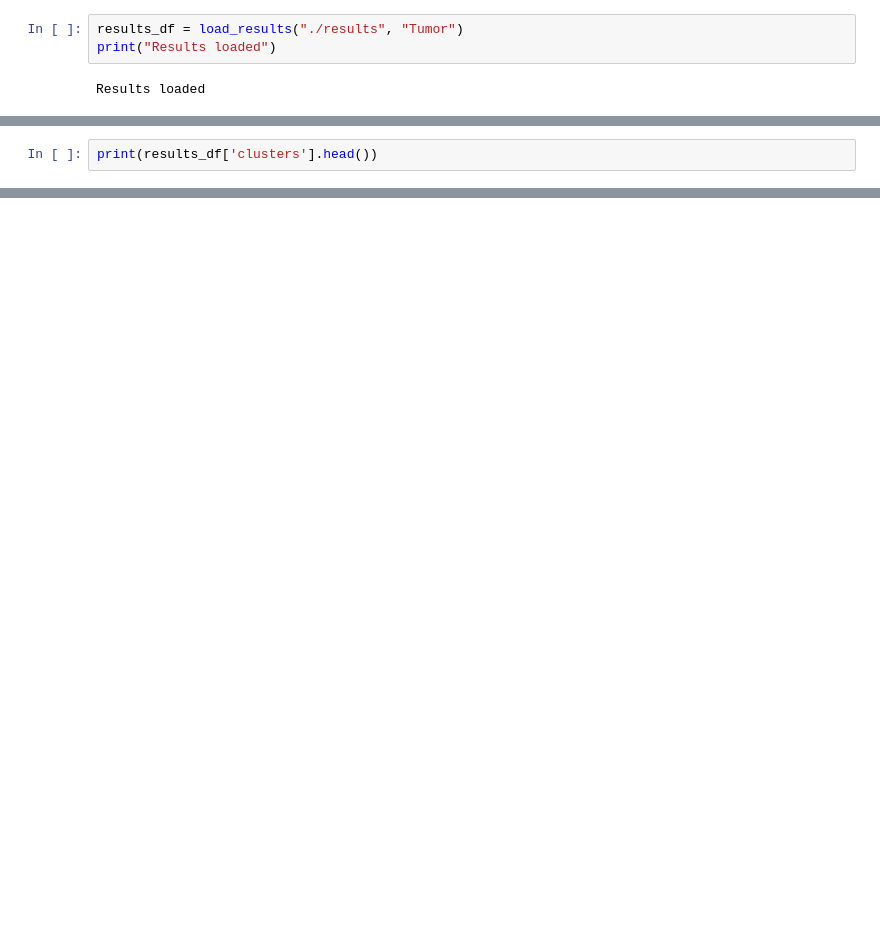
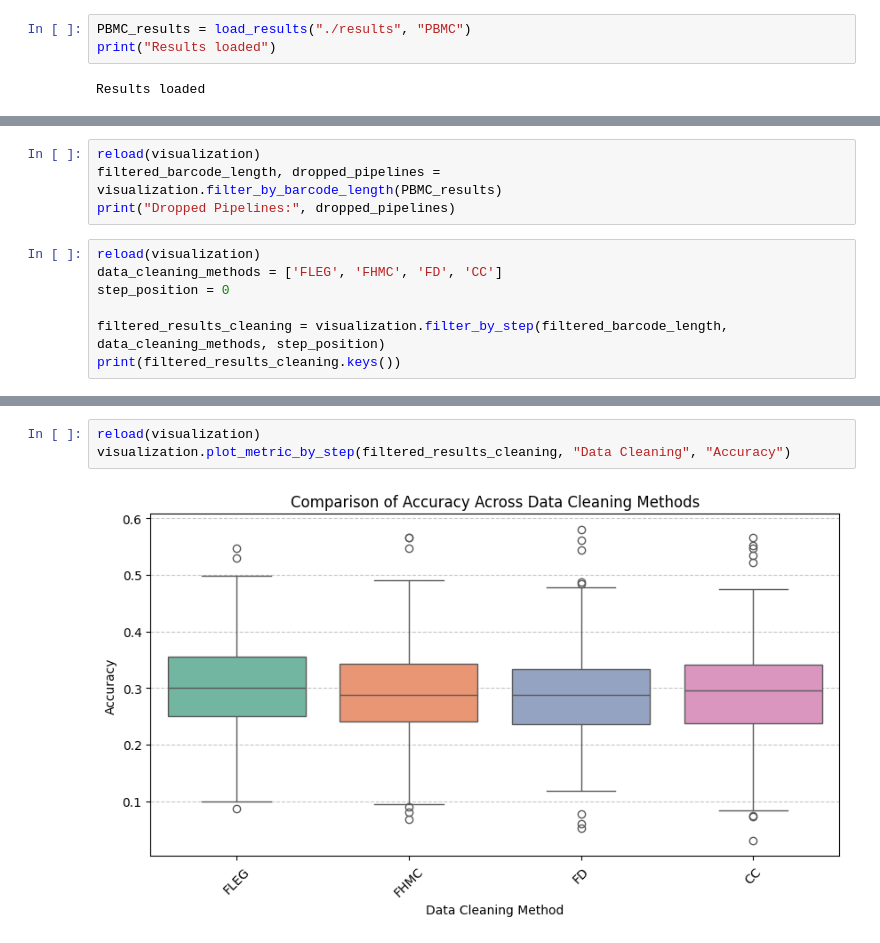
Before and after one commit to MarcosEsteve/scRNAseq_across_human_tissues, a Jupyter notebook: results_analysis.ipynb, the cells around one changed output, grey strips where cells are left out. Drawn from its saved outputs; the diff is of its cells as text; blank space fills up the shorter version.

Commit message:
Starting results analysis

```diff
--- a/results_analysis.ipynb
+++ b/results_analysis.ipynb
@@ -39,5 +42,5 @@ def load_results(results_path, tissue):
 # %%
-results_df = load_results("./results", "Tumor")
+PBMC_results = load_results("./results", "PBMC")
 print("Results loaded")
 # %% [output]
 Results loaded
@@ -62,3 +65,12 @@ Name: 479, dtype: object
+# %%
+reload(visualization)
+filtered_barcode_length, dropped_pipelines = visualization.filter_by_barcode_length(PBMC_results)
+print("Dropped Pipelines:", dropped_pipelines)
 # %%
-print(results_df['clusters'].head())
+reload(visualization)
+data_cleaning_methods = ['FLEG', 'FHMC', 'FD', 'CC']
+step_position = 0
+
+filtered_results_cleaning = visualization.filter_by_step(filtered_barcode_length, data_cleaning_methods, step_position)
+print(filtered_results_cleaning.keys())
 # %% [output]
@@ -70,0 +101,5 @@ Name: clusters, dtype: object
+# %%
+reload(visualization)
+visualization.plot_metric_by_step(filtered_results_cleaning, "Data Cleaning", "Accuracy")
+# %% [output]
+[figure, added]
```
Also changed, not shown: parts of 12 cells of this notebook, 2 other files.
